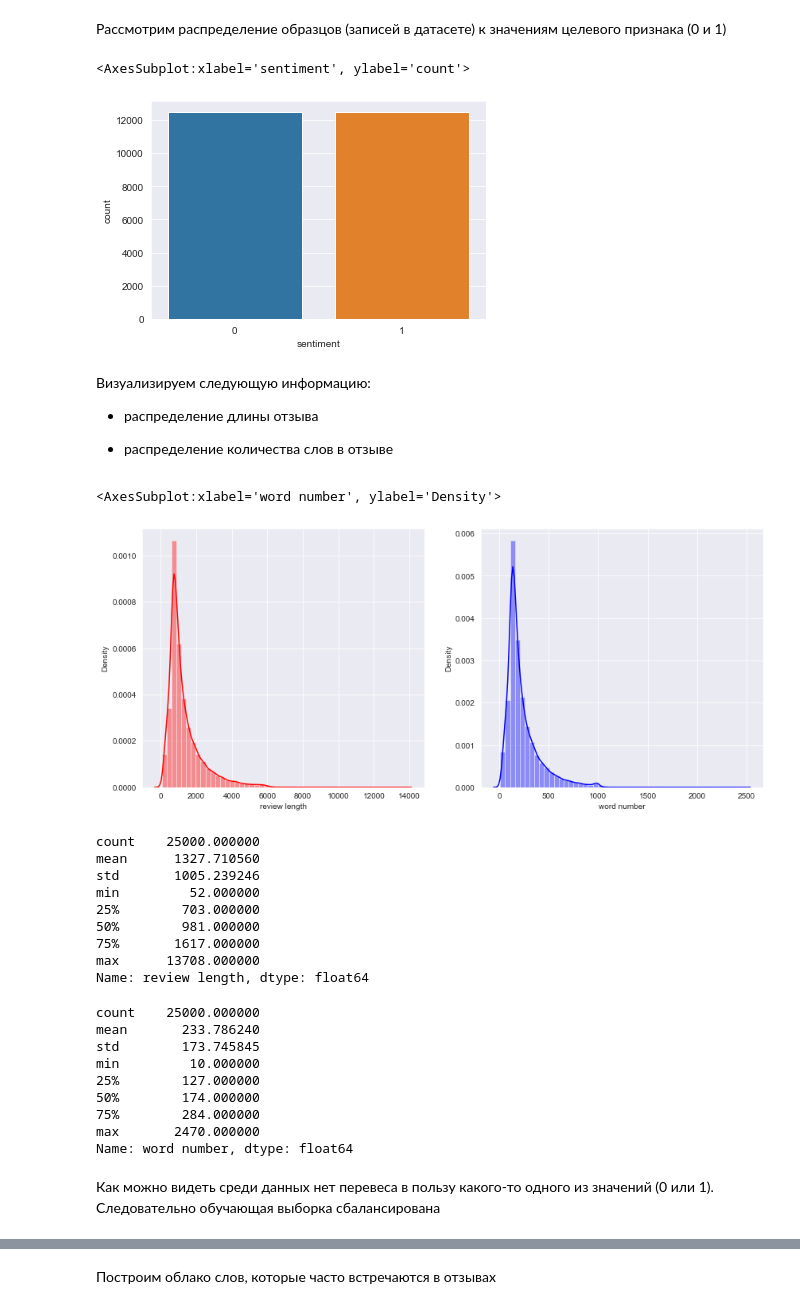
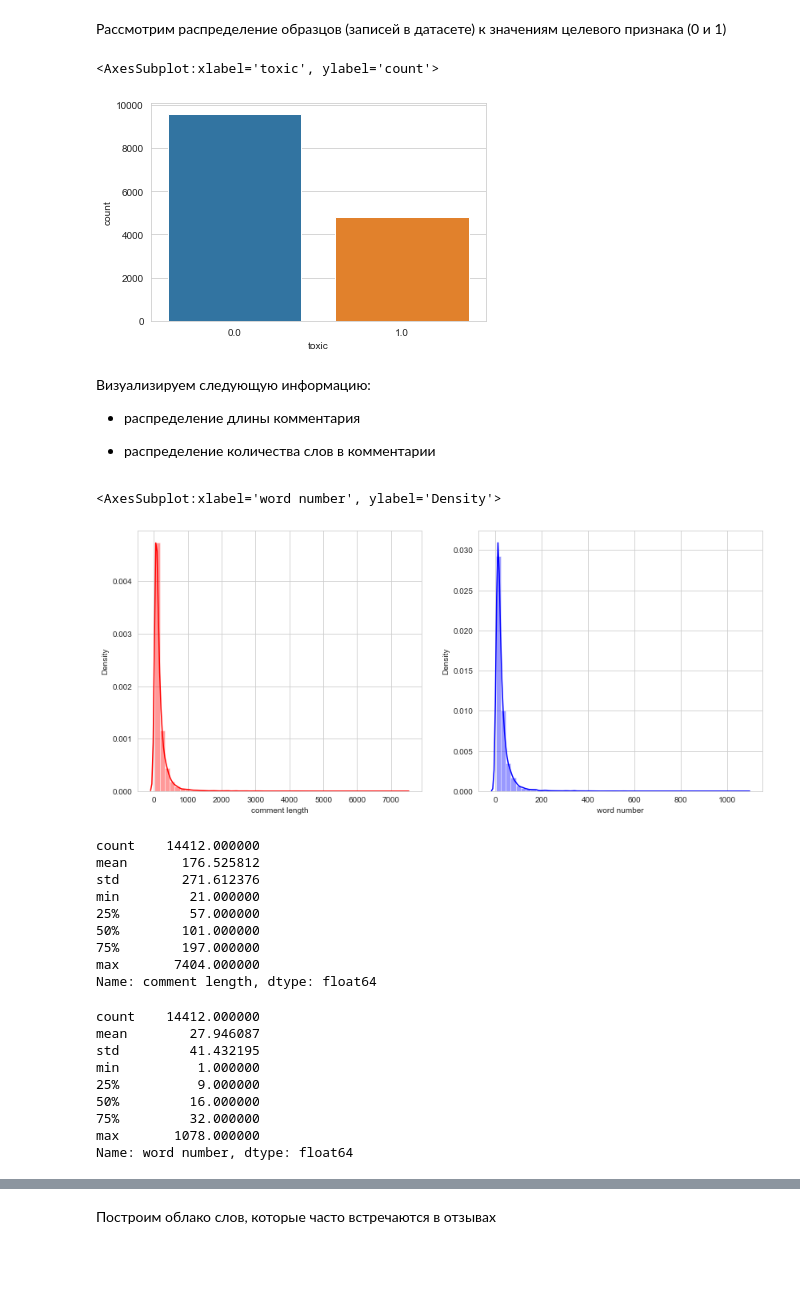
Before and after one commit to DimaScientist/Sentiment-Analysis, a Jupyter notebook: exploratory analysis.ipynb, the cells around one changed output, grey strips where cells are left out. Saved outputs shown, nothing was run; the diff lists cells and outputs as text; code cells hidden in the pictures; blank space fills up the shorter version.

```diff
--- a/exploratory analysis.ipynb
+++ b/exploratory analysis.ipynb
@@ -25,3 +22,5 @@ test_data = pd.read_csv("./data/testData.tsv", delimiter="\t")
+# %%
+train_data = pd.read_csv("./data/russian_toxic_comments.csv")
 # %%
 train_data.head()
 # %% [output]
@@ -49,6 +38,3 @@ test_data.head()
-# %%
-# id не несете никакой смысловой нагрузки, от него можно избавиться
-train_data = train_data.drop(columns=["id"], axis=1)
 # %%
 train_data.info()
 # %% [output]
@@ -66,51 +52,49 @@ memory usage: 390.8+ KB
 # %% [markdown]
 Рассмотрим распределение образцов (записей в датасете) к значениям целевого признака (0 и 1)
 # %%
-sns.countplot(train_data["sentiment"])
+sns.countplot(train_data["toxic"])
 # %% [output]
-<AxesSubplot:xlabel='sentiment', ylabel='count'>
+<AxesSubplot:xlabel='toxic', ylabel='count'>
-[figure, old version]
+[figure, new version]
 # %% [markdown]
 Визуализируем следующую информацию:
 
-* распределение длины отзыва
+* распределение длины комментария
 
-* распределение количества слов в отзыве
+* распределение количества слов в комментарии
 # %%
-train_len = train_data["review"].apply(len).rename("review length")
-train_count = train_data["review"].apply(lambda row: len(str(row).split(" "))).rename("word number")
+train_len = train_data["comment"].apply(len).rename("comment length")
+train_count = train_data["comment"].apply(lambda row: len(str(row).split(" "))).rename("word number")
 
 fig=plt.figure(figsize=(14,6))
 fig.add_subplot(1,2,1)
 sns.distplot(train_len,color='red')
 fig.add_subplot(1,2,2)
 sns.distplot(train_count,color='blue')
 # %% [output]
 <AxesSubplot:xlabel='word number', ylabel='Density'>
-[figure, old version]
+[figure, new version]
 # %%
 train_len.describe()
 # %% [output]
-count    25000.000000
-mean      1327.710560
-std       1005.239246
-min         52.000000
-25%        703.000000
-50%        981.000000
-75%       1617.000000
-max      13708.000000
-Name: review length, dtype: float64
+count    14412.000000
+mean       176.525812
+std        271.612376
+min         21.000000
+25%         57.000000
+50%        101.000000
+75%        197.000000
+max       7404.000000
+Name: comment length, dtype: float64
 # %%
 train_count.describe()
 # %% [output]
-count    25000.000000
-mean       233.786240
-std        173.745845
-min         10.000000
-25%        127.000000
-50%        174.000000
-75%        284.000000
-max       2470.000000
+count    14412.000000
+mean        27.946087
+std         41.432195
+min          1.000000
+25%          9.000000
+50%         16.000000
+75%         32.000000
+max       1078.000000
 Name: word number, dtype: float64
-# %% [markdown]
-Как можно видеть среди данных нет перевеса в пользу какого-то одного из значений (0 или 1). Следовательно обучающая выборка сбалансирована
```
Also changed, not shown: parts of 13 cells of this notebook, 7 other files.
